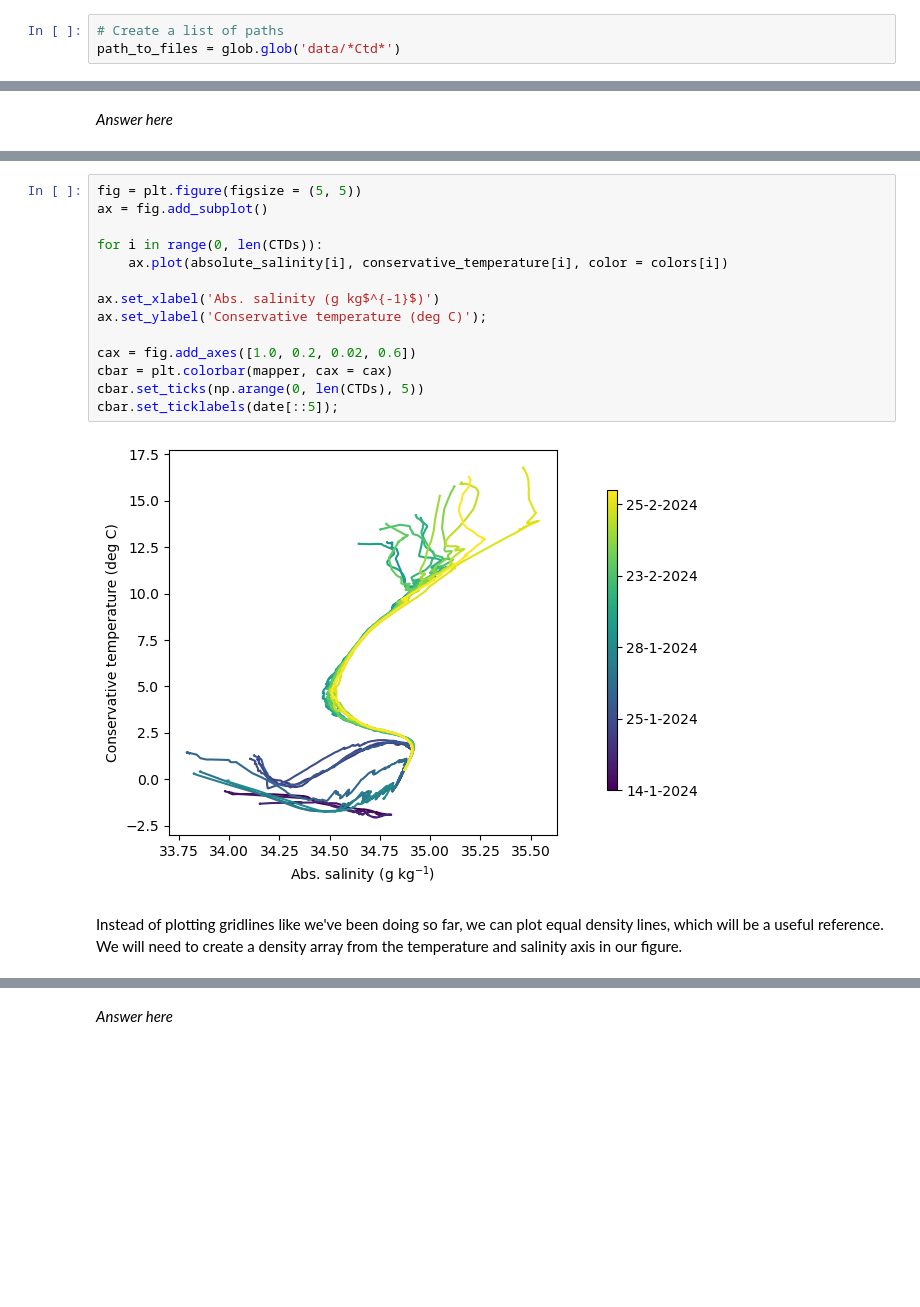
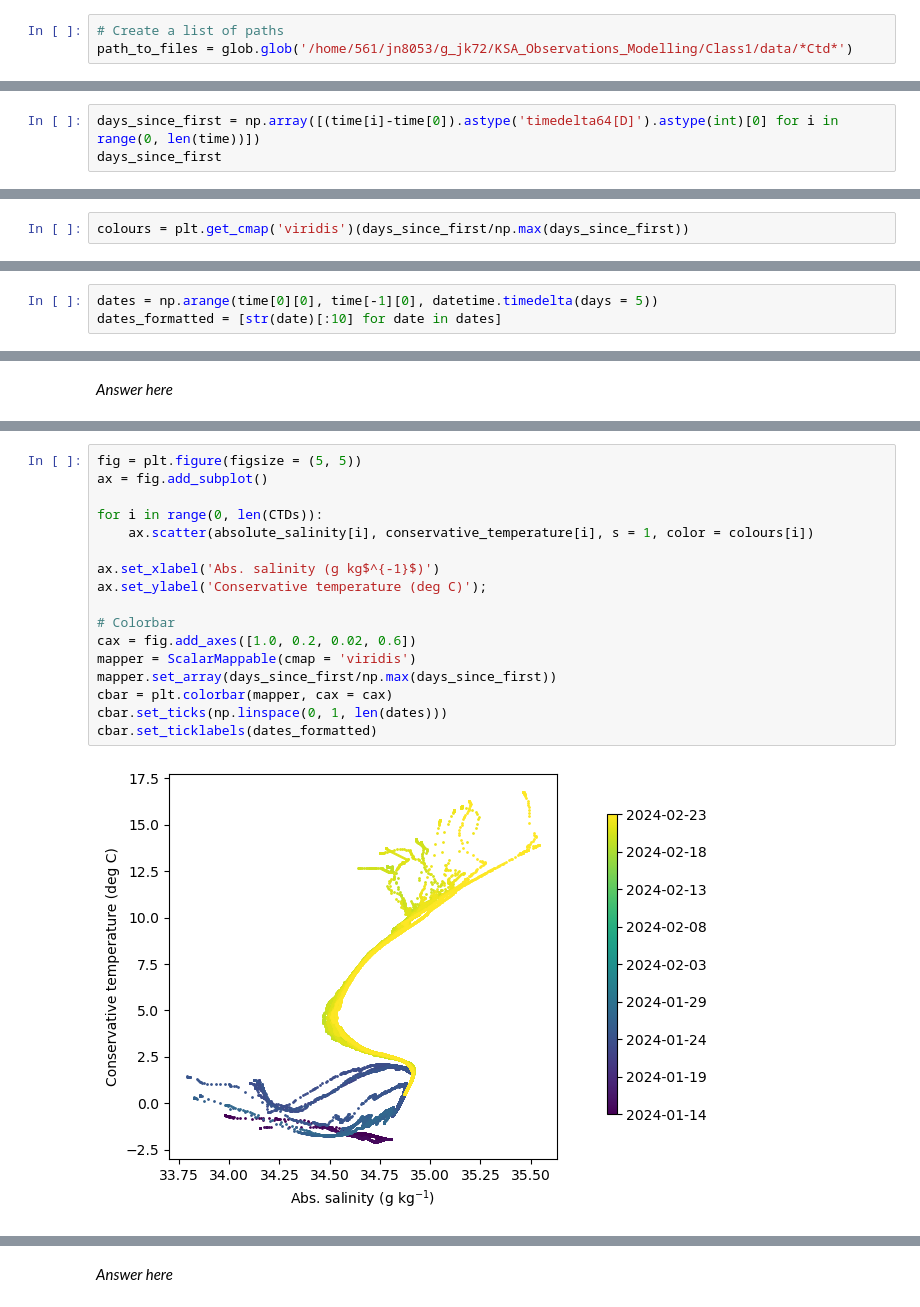
Before and after one commit to julia-neme/KSA_Observations_Modelling, a Jupyter notebook: Class1/2_Multiple_CTDs.ipynb, the cells around one changed output, grey strips where cells are left out. Saved outputs shown, nothing was run; the diff lists cells and outputs as text; blank space fills up the shorter version.

```diff
--- a/Class1/2_Multiple_CTDs.ipynb
+++ b/Class1/2_Multiple_CTDs.ipynb
@@ -34,7 +35,7 @@ First of all, we need to load all of our CTDs. Remember that to open, we need to
 A dictionary is simply a collection of data callable by "keys". It allows to collect data that does not have the same size, shape or dimensions, which is useful for us since the CTD profiles have different depths, some are shallower and some go deeper.
 # %%
 # Create a list of paths
-path_to_files = glob.glob('data/*Ctd*')
+path_to_files = glob.glob('/home/561/jn8053/g_jk72/KSA_Observations_Modelling/Class1/data/*Ctd*')
 # %% [markdown]
 In the above, the * serve as a wildcard. we're asking to list all the files that have `something Ctd something` in their name. This is because we have other files in our folder (HydroChem) which we'd like to ignore.
 # %%
@@ -201,0 +205,3 @@ We can tweak our map, colouring each station differently, for example by date, t
+# %%
+days_since_first = np.array([(time[i]-time[0]).astype('timedelta64[D]').astype(int)[0] for i in range(0, len(time))])
+days_since_first
@@ -201,0 +213,2 @@ We can tweak our map, colouring each station differently, for example by date, t
+# %%
+colours = plt.get_cmap('viridis')(days_since_first/np.max(days_since_first))
@@ -202,3 +217,6 @@ We can tweak our map, colouring each station differently, for example by date, t
+# %%
+dates = np.arange(time[0][0], time[-1][0], datetime.timedelta(days = 5))
+dates_formatted = [str(date)[:10] for date in dates]
 # %%
 fig = plt.figure(figsize = (12, 5))
 ax = fig.add_subplot(projection = ccrs.PlateCarree(central_longitude = 130))
@@ -287,18 +305,19 @@ These diagrams allows us to condense the information in the plots above in just
 # %%
 fig = plt.figure(figsize = (5, 5))
 ax = fig.add_subplot()
 
 for i in range(0, len(CTDs)):
-    ax.plot(absolute_salinity[i], conservative_temperature[i], color = colors[i])
+    ax.scatter(absolute_salinity[i], conservative_temperature[i], s = 1, color = colours[i])
 
 ax.set_xlabel('Abs. salinity (g kg$^{-1}$)')
 ax.set_ylabel('Conservative temperature (deg C)');
 
+# Colorbar
 cax = fig.add_axes([1.0, 0.2, 0.02, 0.6])
+mapper = ScalarMappable(cmap = 'viridis')
+mapper.set_array(days_since_first/np.max(days_since_first))
 cbar = plt.colorbar(mapper, cax = cax)
-cbar.set_ticks(np.arange(0, len(CTDs), 5))
-cbar.set_ticklabels(date[::5]);
+cbar.set_ticks(np.linspace(0, 1, len(dates)))
+cbar.set_ticklabels(dates_formatted)
 # %% [output]
-[figure, old version]
+[figure, new version]
-# %% [markdown]
-Instead of plotting gridlines like we've been doing so far, we can plot equal density lines, which will be a useful reference. We will need to create a density array from the temperature and salinity axis in our figure.
```
Also changed, not shown: parts of 22 cells of this notebook, 4 other files.
